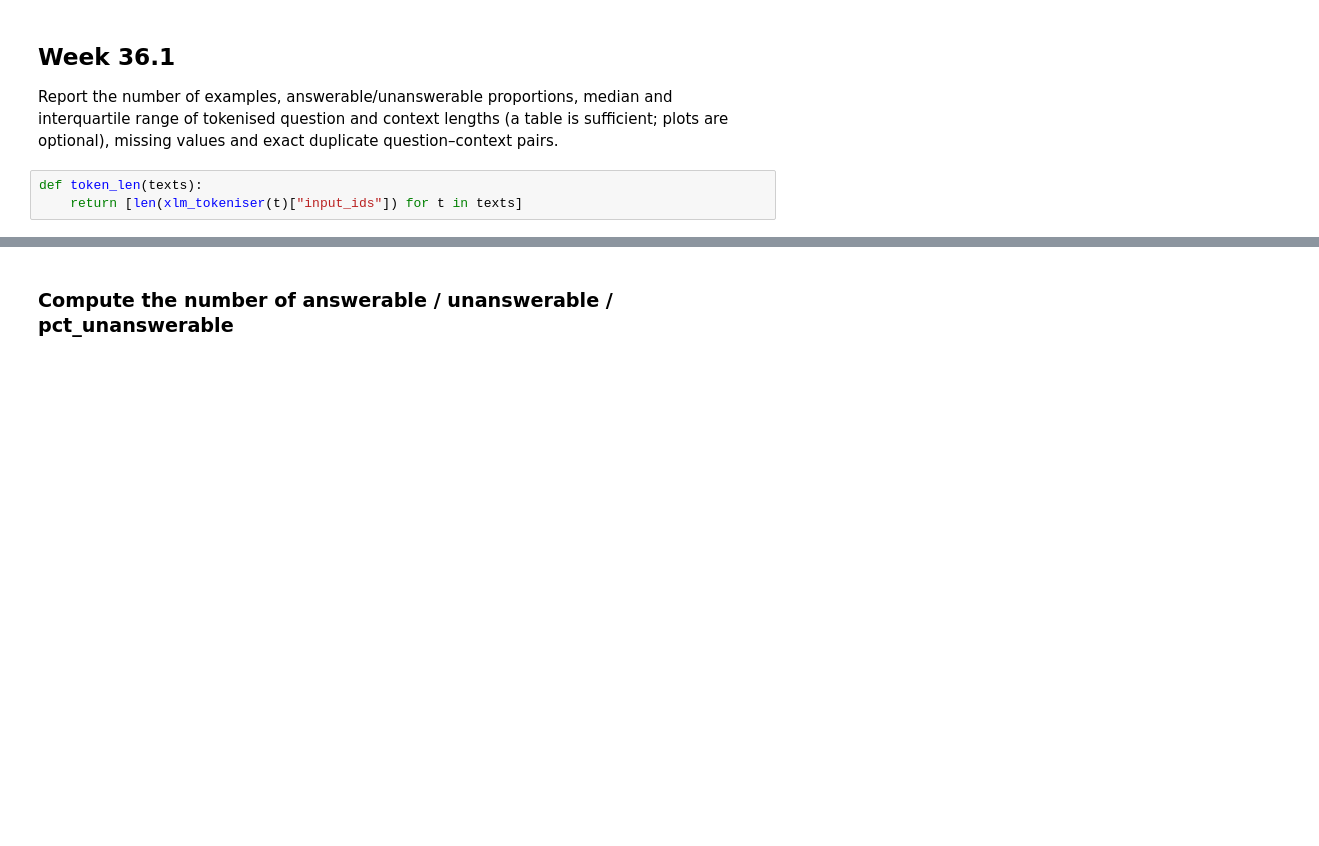
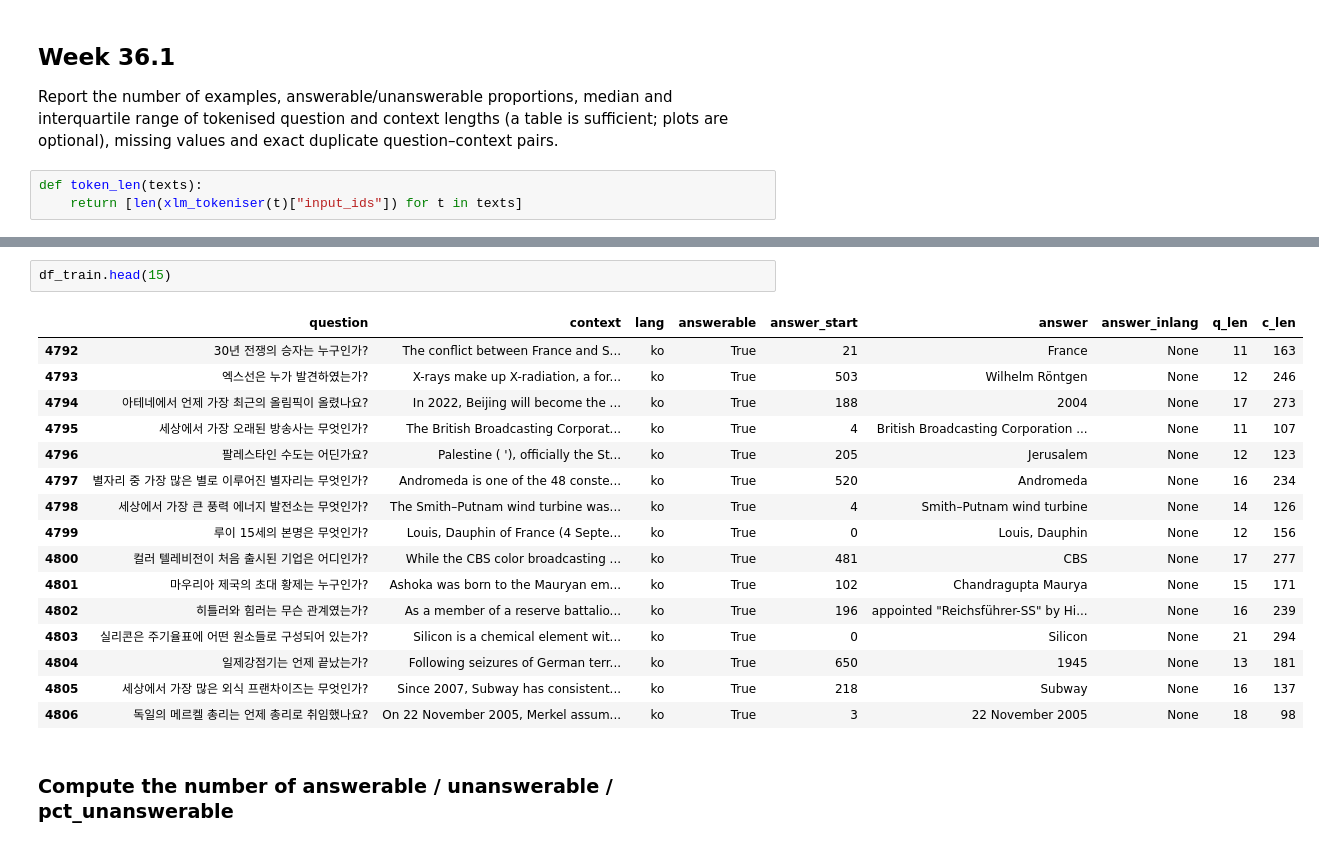
Before and after one commit to Legenden84/msc-nlp-2026, a Jupyter notebook: project_notebooks/nlp_project_1.ipynb, the cells around one changed output, grey strips where cells are left out. Cells and saved outputs as stored; diff of their text form; blank space fills up the shorter version.

```diff
--- a/project_notebooks/nlp_project_1.ipynb
+++ b/project_notebooks/nlp_project_1.ipynb
@@ -81,3 +101,22 @@ df_val["c_len"] = token_len(df_val["context"])
+# %%
+df_train.head(15)
+# %% [output]
+|  | question | context | lang | answerable | answer_start | answer | answer_inlang | q_len | c_len |
+| 4792 | 30년 전쟁의 승자는 누구인가? | The conflict between France and S... | ko | True | 21 | France | None | 11 | 163 |
+| 4793 | 엑스선은 누가 발견하였는가? | X-rays make up X-radiation, a for... | ko | True | 503 | Wilhelm Röntgen | None | 12 | 246 |
+| 4794 | 아테네에서 언제 가장 최근의 올림픽이 올렸나요? | In 2022, Beijing will become the ... | ko | True | 188 | 2004 | None | 17 | 273 |
+| 4795 | 세상에서 가장 오래된 방송사는 무엇인가? | The British Broadcasting Corporat... | ko | True | 4 | British Broadcasting Corporation ... | None | 11 | 107 |
+| 4796 | 팔레스타인 수도는 어딘가요? | Palestine ( '), officially the St... | ko | True | 205 | Jerusalem | None | 12 | 123 |
+| 4797 | 별자리 중 가장 많은 별로 이루어진 별자리는 무엇인가? | Andromeda is one of the 48 conste... | ko | True | 520 | Andromeda | None | 16 | 234 |
+| 4798 | 세상에서 가장 큰 풍력 에너지 발전소는 무엇인가? | The Smith–Putnam wind turbine was... | ko | True | 4 | Smith–Putnam wind turbine | None | 14 | 126 |
+| 4799 | 루이 15세의 본명은 무엇인가? | Louis, Dauphin of France (4 Septe... | ko | True | 0 | Louis, Dauphin | None | 12 | 156 |
+| 4800 | 컬러 텔레비전이 처음 출시된 기업은 어디인가? | While the CBS color broadcasting ... | ko | True | 481 | CBS | None | 17 | 277 |
+| 4801 | 마우리아 제국의 초대 황제는 누구인가? | Ashoka was born to the Mauryan em... | ko | True | 102 | Chandragupta Maurya | None | 15 | 171 |
+| 4802 | 히틀러와 힘러는 무슨 관계였는가? | As a member of a reserve battalio... | ko | True | 196 | appointed "Reichsführer-SS" by Hi... | None | 16 | 239 |
+| 4803 | 실리콘은 주기율표에 어떤 원소들로 구성되어 있는가? | Silicon is a chemical element wit... | ko | True | 0 | Silicon | None | 21 | 294 |
+| 4804 | 일제강점기는 언제 끝났는가? | Following seizures of German terr... | ko | True | 650 | 1945 | None | 13 | 181 |
+| 4805 | 세상에서 가장 많은 외식 프랜차이즈는 무엇인가? | Since 2007, Subway has consistent... | ko | True | 218 | Subway | None | 16 | 137 |
+| 4806 | 독일의 메르켈 총리는 언제 총리로 취임했나요? | On 22 November 2005, Merkel assum... | ko | True | 3 | 22 November 2005 | None | 18 | 98 |
 # %% [markdown]
 ### Compute the number of answerable / unanswerable / pct_unanswerable
 # %%
```
Also changed, not shown: parts of 3 cells of this notebook, 1 other file.
